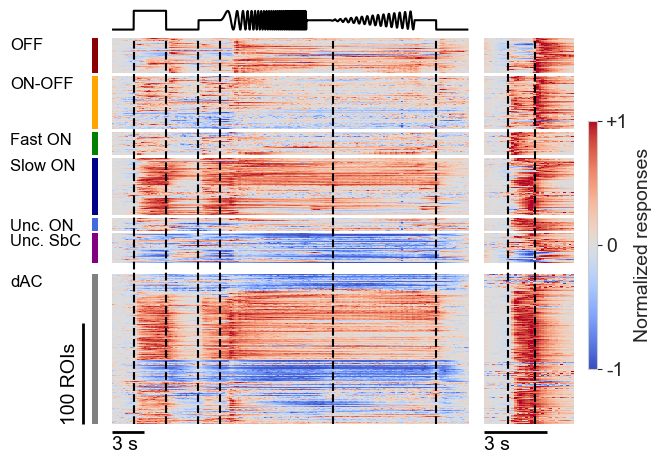
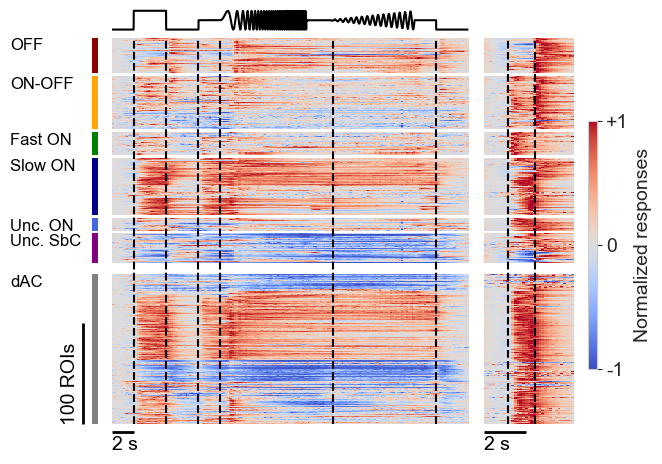
The change to this notebook cell's code, shown as a diff; its figure went from the first image to the second:
--- before
+++ after
@@ -25,6 +25,6 @@
 for t in [2, 5, 8, 10, 20.5, 30]:
     ax.plot([t, t], [0, 1], c='k', lw=1.5, ls='--')
-ax.plot([0, 3], [-.02, -.02], c='k', solid_capstyle='butt', lw=2)
-ax.text(0, -0.03, '3 s', c='k', ha='left', rotation=0, va='top', fontsize=14)
+ax.plot([0, 2], [-.02, -.02], c='k', solid_capstyle='butt', lw=2)
+ax.text(0, -0.03, '2 s', c='k', ha='left', rotation=0, va='top', fontsize=14)
 
 ax = axs[0, bar_col]
@@ -44,6 +44,6 @@
 for t in [1.152, 2.432]:
     ax.plot([t, t], [0, 1], c='k', lw=1.5, ls='--')
-ax.plot([0, 3], [-.02, -.02], c='k', solid_capstyle='butt', lw=2)
-ax.text(0, -0.03, '3 s', c='k', ha='left', rotation=0, va='top', fontsize=14)
+ax.plot([0, 2], [-.02, -.02], c='k', solid_capstyle='butt', lw=2)
+ax.text(0, -0.03, '2 s', c='k', ha='left', rotation=0, va='top', fontsize=14)
 
 ax = axs[1, 3]

Commit: Add SAC figure.